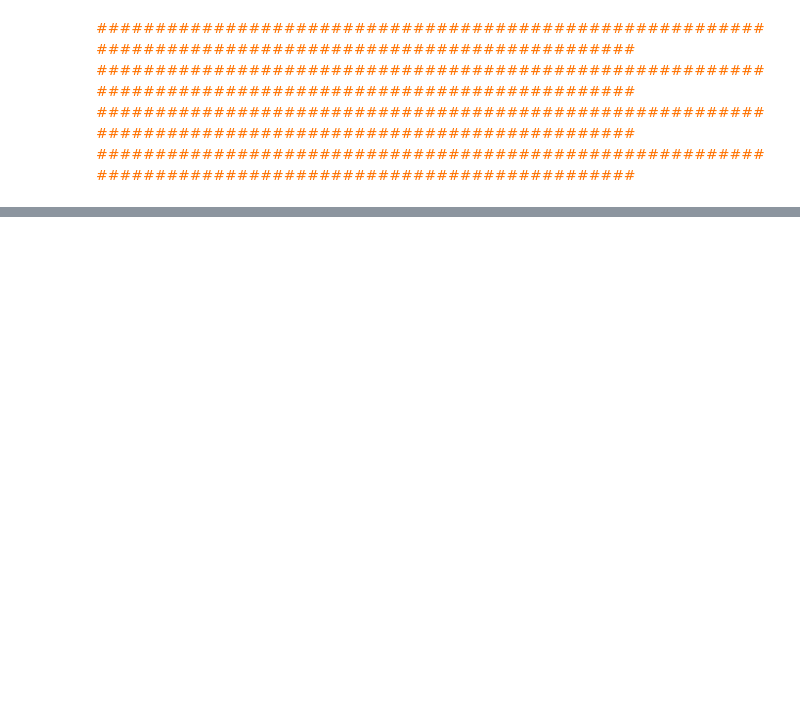
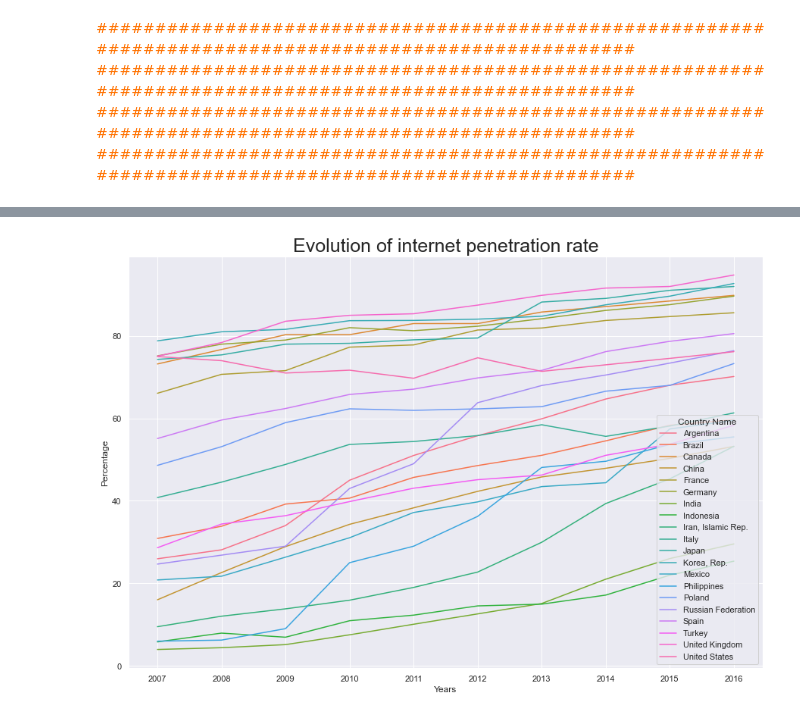
Before and after one commit to samirhinojosa/OC-P2-education-statistics, a Jupyter notebook: notebook.ipynb, the cells around one changed output, grey strips where cells are left out. Saved outputs shown, nothing was run; the diff lists cells and outputs as text; code cells hidden in the pictures; blank space fills up the shorter version.

Commit message:
Evolution of internet

```diff
--- a/notebook.ipynb
+++ b/notebook.ipynb
@@ -1281,0 +1230,3 @@ sns.lineplot(x='Year', y='value', hue='variable',
+# %%
+# Filter by indicator penetration of internet per 100 people
+df_evolution_internet = df_evolution_internet[df_evolution_internet["Indicator Code"] == "IT.NET.USER.P2"]
@@ -1281,0 +1235,2 @@ sns.lineplot(x='Year', y='value', hue='variable',
+# %%
+df_evolution_internet_copy = df_evolution_internet.copy()
@@ -1281,0 +1241,2 @@ sns.lineplot(x='Year', y='value', hue='variable',
+# %%
+df_evolution_internet_copy.drop(df_evolution_internet.iloc[:,1:36], inplace=True, axis=1)
@@ -1281,0 +1250,14 @@ sns.lineplot(x='Year', y='value', hue='variable',
+# %%
+df_evolution_internet_copy = df_evolution_internet_copy.melt(id_vars=["Country Name"], var_name="year", value_name="IT.NET.USER.P2")
+# %%
+plt.figure(figsize=(15, 10))
+plt.title("Evolution of internet penetration rate", size=25)
+plot = sns.lineplot(x="year",
+                    y="IT.NET.USER.P2",
+                    hue="Country Name",
+                    data=df_evolution_internet_copy
+)
+plot.set(xlabel="Years", ylabel="Percentage")
+plt.show()
+# %% [output]
+[figure, added]
```
Also changed, not shown: parts of 21 cells of this notebook.
